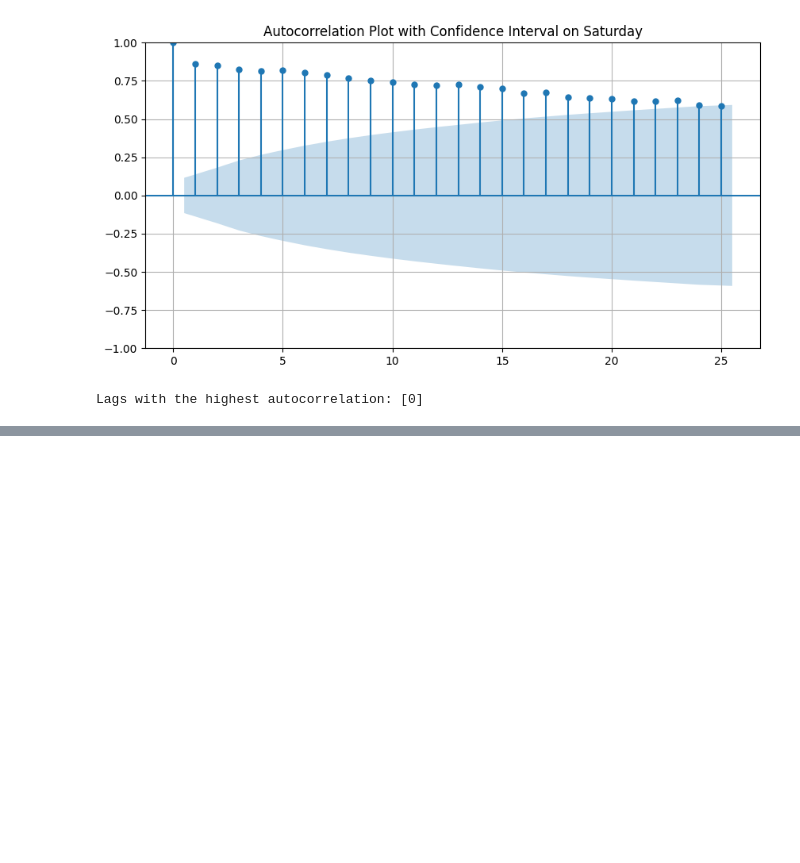
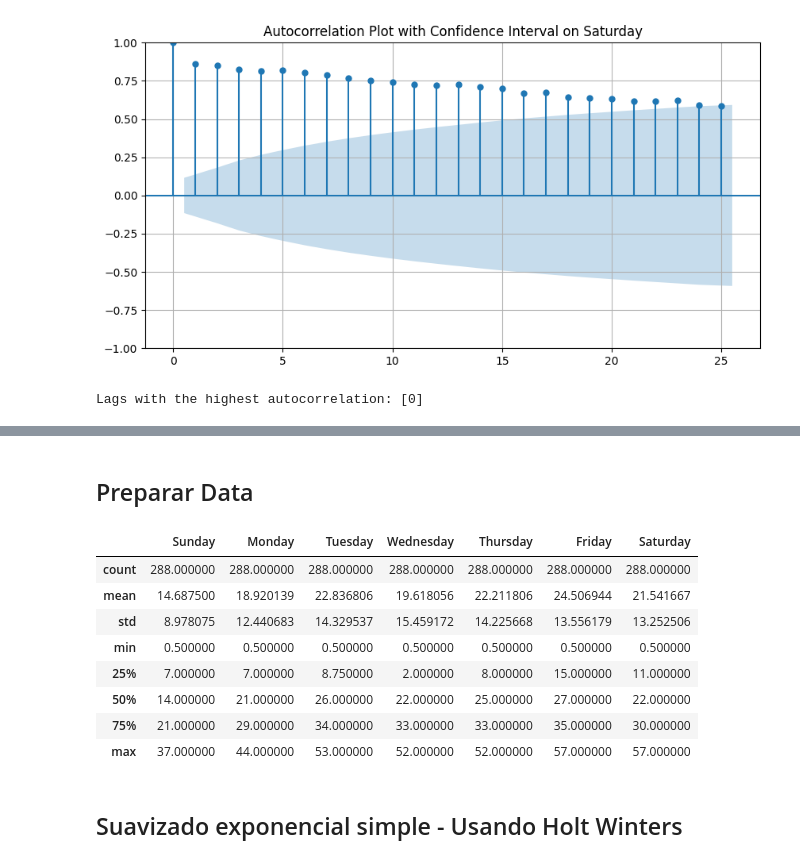
Before and after one commit to KevinrealG/Series_de_tiempo, a Jupyter notebook: 01_Time_Series_pred.ipynb, the cells around one changed output, grey strips where cells are left out. Saved outputs shown, nothing was run; the diff lists cells and outputs as text; code cells hidden in the pictures; blank space fills up the shorter version.

```diff
--- a/01_Time_Series_pred.ipynb
+++ b/01_Time_Series_pred.ipynb
@@ -280,0 +289,14 @@ Lags with the highest autocorrelation: [0]
+# %% [markdown]
+## Preparar Data
+# %%
+data_mul.describe()
+# %% [output]
+|  | Sunday | Monday | Tuesday | Wednesday | Thursday | Friday | Saturday |
+| count | 288.000000 | 288.000000 | 288.000000 | 288.000000 | 288.000000 | 288.000000 | 288.000000 |
+| mean | 14.687500 | 18.920139 | 22.836806 | 19.618056 | 22.211806 | 24.506944 | 21.541667 |
+| std | 8.978075 | 12.440683 | 14.329537 | 15.459172 | 14.225668 | 13.556179 | 13.252506 |
+| min | 0.500000 | 0.500000 | 0.500000 | 0.500000 | 0.500000 | 0.500000 | 0.500000 |
+| 25% | 7.000000 | 7.000000 | 8.750000 | 2.000000 | 8.000000 | 15.000000 | 11.000000 |
+| 50% | 14.000000 | 21.000000 | 26.000000 | 22.000000 | 25.000000 | 27.000000 | 22.000000 |
+| 75% | 21.000000 | 29.000000 | 34.000000 | 33.000000 | 33.000000 | 35.000000 | 30.000000 |
+| max | 37.000000 | 44.000000 | 53.000000 | 52.000000 | 52.000000 | 57.000000 | 57.000000 |
@@ -280,0 +307,2 @@ Lags with the highest autocorrelation: [0]
+# %% [markdown]
+## Suavizado exponencial simple - Usando Holt Winters
```
Also changed, not shown: parts of 4 cells of this notebook.
